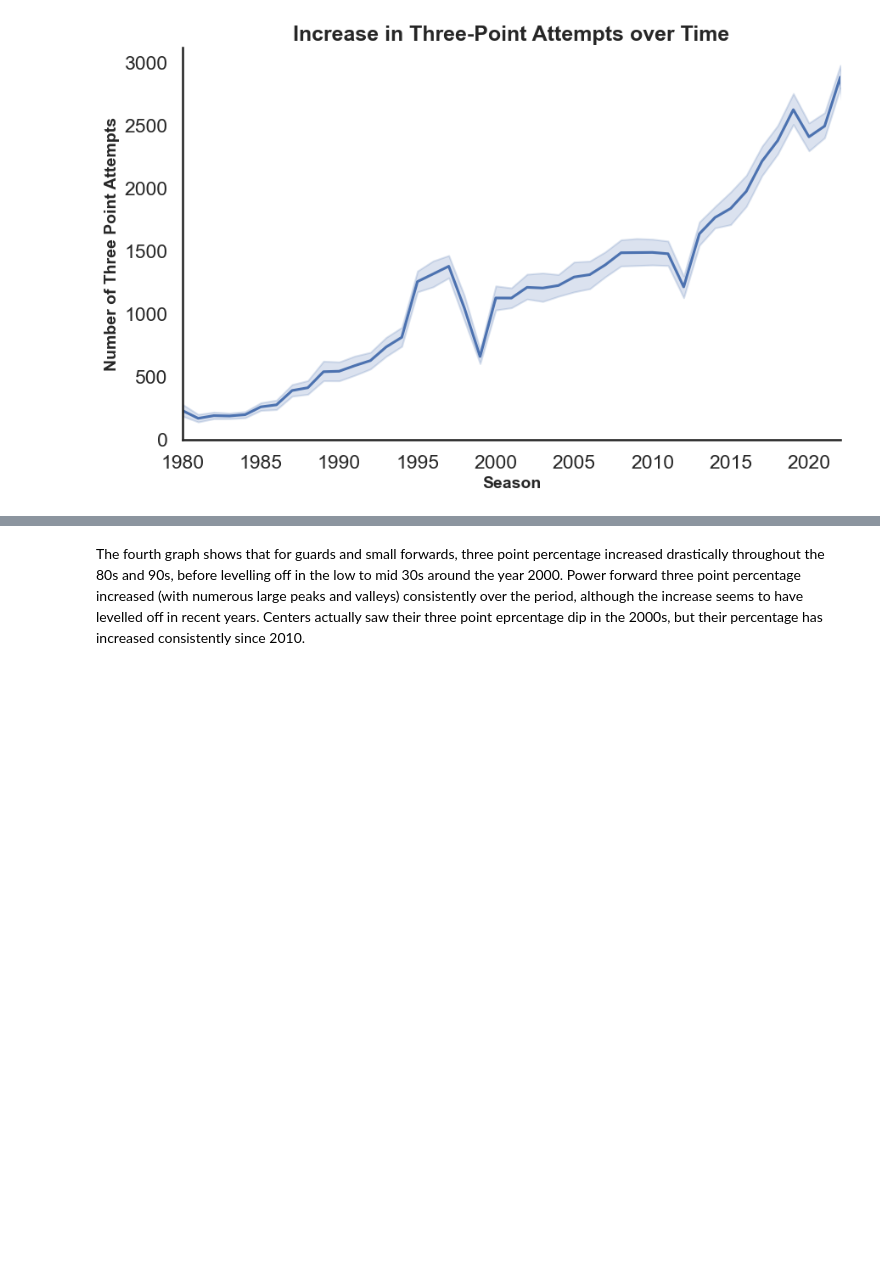
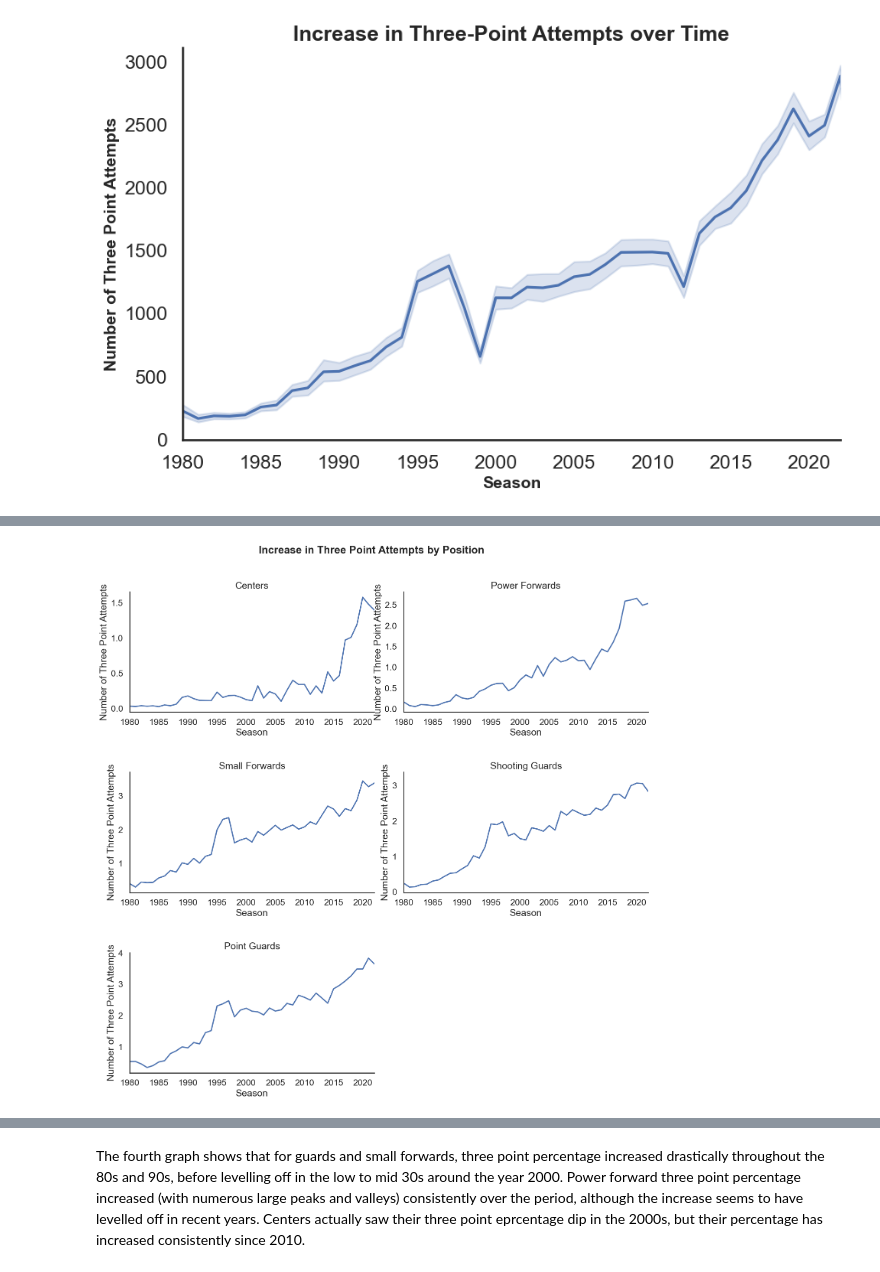
Before and after one commit to ubco-W2022T2-data301/project-group-group-23, a Jupyter notebook: analysis/analysis2.ipynb, the cells around one changed output, grey strips where cells are left out. Saved outputs shown, nothing was run; the diff lists cells and outputs as text; code cells hidden in the pictures; blank space fills up the shorter version.

```diff
--- a/analysis/analysis2.ipynb
+++ b/analysis/analysis2.ipynb
@@ -82,0 +66,35 @@ df_pergame.dropna(subset = ["three_pointers_per_game", "three_point_attempts_per
+# %%
+# Set the titles for each subplot in reverse order
+titles = ['Point Guards', 'Shooting Guards', 'Small Forwards', 'Power Forwards', 'Centers'][::-1]
+
+# Create a pivot table
+pivot_table = df1.pivot_table(values='three_point_attempts_per_game', index='season', columns='position')
+
+# Reset the index to make season a column
+pivot_table = pivot_table.reset_index()
+
+# Melt the pivot table to create a long-form dataframe
+melted_table = pd.melt(pivot_table, id_vars='season', var_name='position', value_name='attempts')
+
+# Create a FacetGrid
+grid1 = sns.FacetGrid(data=melted_table, col='position', height=5, aspect=1.5, col_wrap=2, sharex=False, sharey=False)
+
+# Map a lineplot to the FacetGrid
+grid1.map(sns.lineplot, 'season', 'attempts')
+
+# Set titles, xlabels, and ylabels for each subplot
+for ax, title in zip(grid1.axes.flat, titles):
+    ax.set_title(title)
+    ax.set(xlabel='Season', ylabel='Number of Three Point Attempts', xlim=(1980,2022))
+
+# Set the title for the whole plot
+fig1 = plt.gcf()
+fig1.suptitle('Increase in Three Point Attempts by Position', fontsize=20, fontweight='bold')
+
+# Adjust the subplot parameters
+plt.subplots_adjust(top=0.9, hspace=0.5)
+
+# Show the plot
+plt.show()
+# %% [output]
+[figure, added]
```
Also changed, not shown: parts of 11 cells of this notebook.
